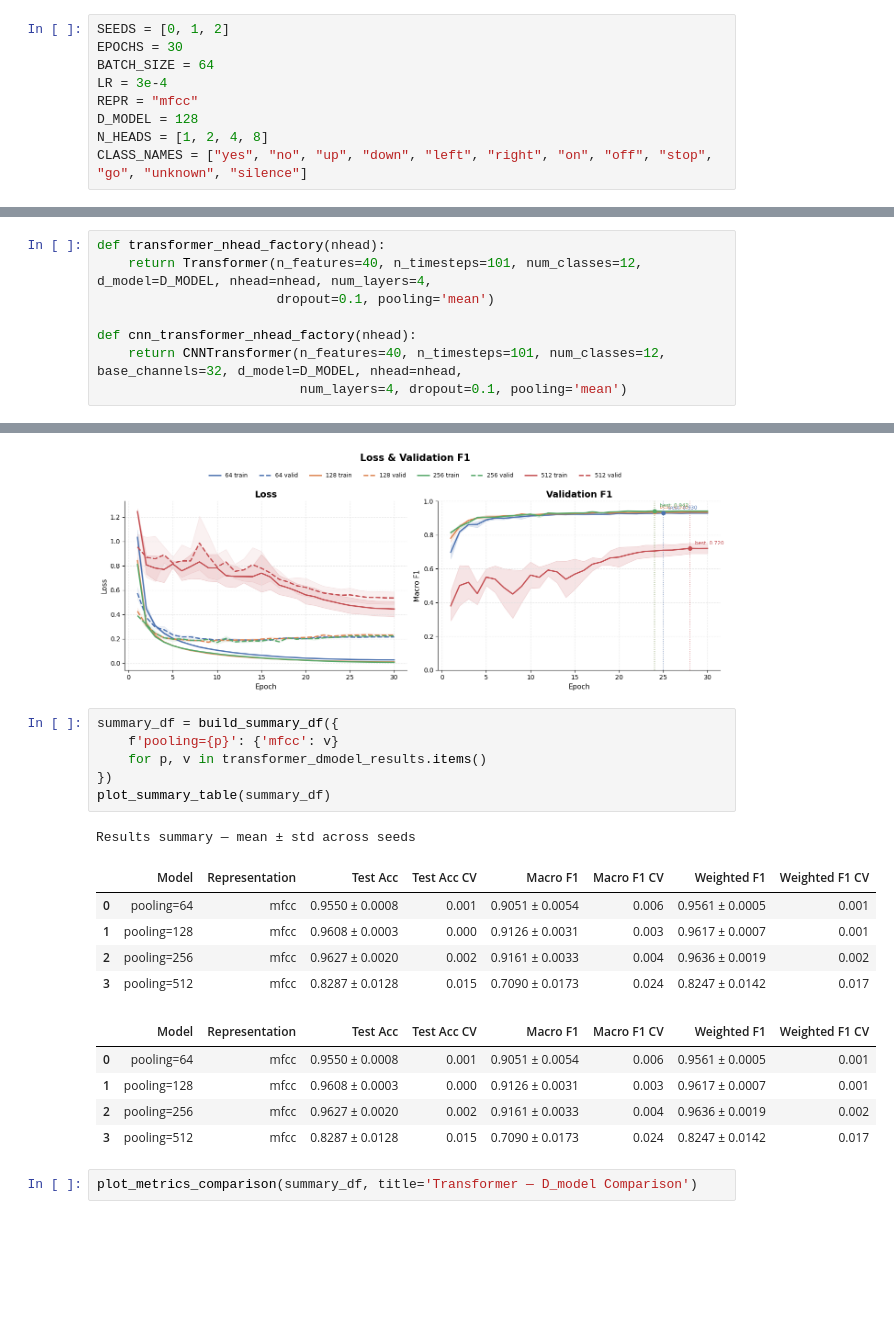
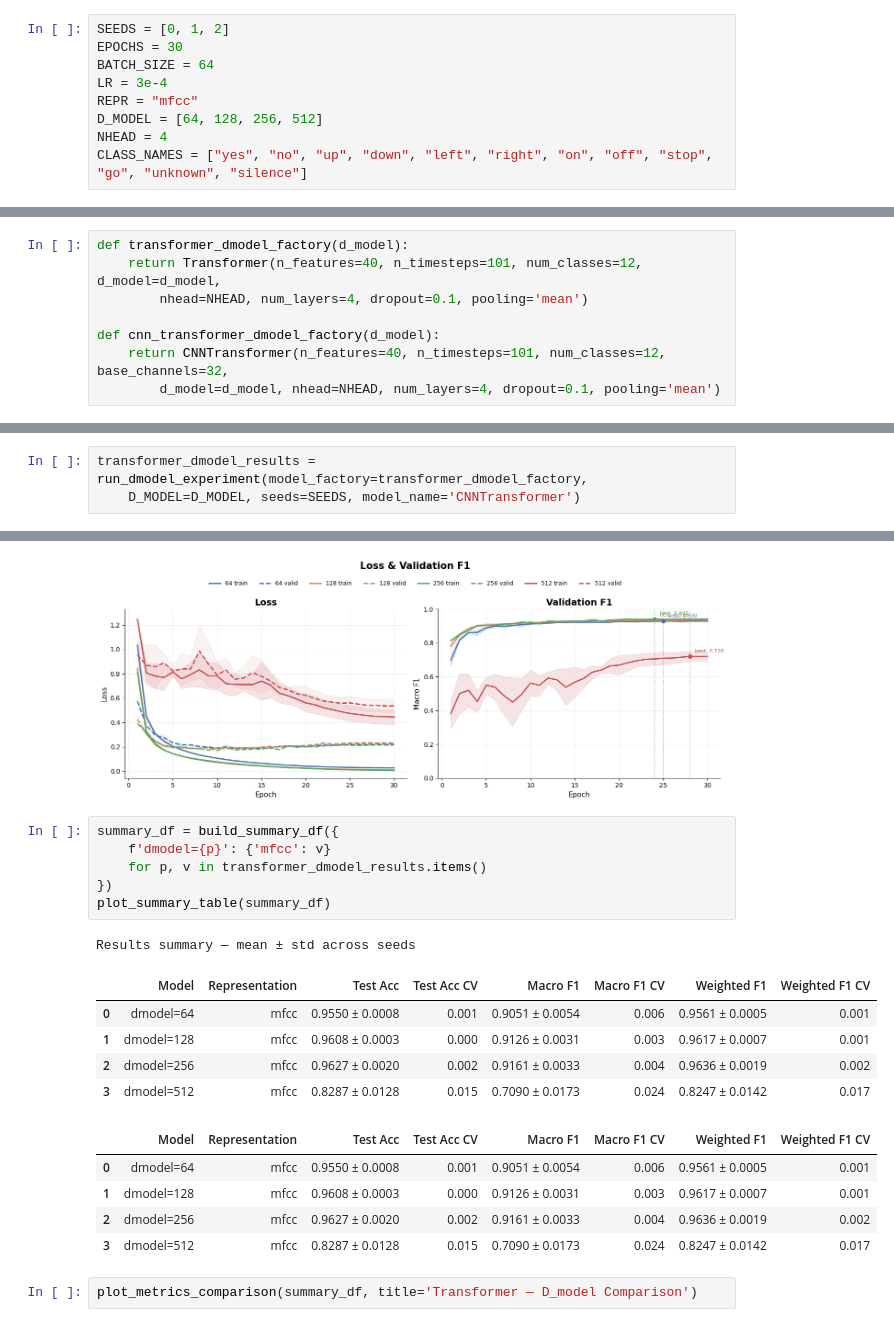
Before and after one commit to sienkozuzanna/transformers-speech-recognition, a Jupyter notebook: experiments/transformer_architecture/embeddings_dimensions.ipynb, the cells around one changed output, grey strips where cells are left out. Drawn from its saved outputs; the diff is of its cells as text; blank space fills up the shorter version.

```diff
--- a/experiments/transformer_architecture/embeddings_dimension.ipynb
+++ b/experiments/transformer_architecture/embeddings_dimensions.ipynb
@@ -50,8 +50,8 @@ EPOCHS = 30
 BATCH_SIZE = 64
 LR = 3e-4
 REPR = "mfcc"
-D_MODEL = 128
-N_HEADS = [1, 2, 4, 8]
+D_MODEL = [64, 128, 256, 512]
+NHEAD = 4
 CLASS_NAMES = ["yes", "no", "up", "down", "left", "right", "on", "off", "stop", "go", "unknown", "silence"]
 # %%
 train_ds, valid_ds, test_ds = get_datasets(data_format=REPR, train_path=TRAIN_DIR, valid_path=VALID_DIR, test_path=TEST_DIR)
@@ -118,10 +120,10 @@ def run_nhead_experiment(model_factory, n_heads, seeds, d_model=D_MODEL, epochs=
 
     return results
 # %%
-def transformer_nhead_factory(nhead):
-    return Transformer(n_features=40, n_timesteps=101, num_classes=12, d_model=D_MODEL, nhead=nhead, num_layers=4,
-                       dropout=0.1, pooling='mean')
+def transformer_dmodel_factory(d_model):
+    return Transformer(n_features=40, n_timesteps=101, num_classes=12, d_model=d_model,
+        nhead=NHEAD, num_layers=4, dropout=0.1, pooling='mean')
 
-def cnn_transformer_nhead_factory(nhead):
-    return CNNTransformer(n_features=40, n_timesteps=101, num_classes=12, base_channels=32, d_model=D_MODEL, nhead=nhead,
-                          num_layers=4, dropout=0.1, pooling='mean')
+def cnn_transformer_dmodel_factory(d_model):
+    return CNNTransformer(n_features=40, n_timesteps=101, num_classes=12, base_channels=32,
+        d_model=d_model, nhead=NHEAD, num_layers=4, dropout=0.1, pooling='mean')
@@ -877,0 +130,3 @@ def plot_loss_and_f1_curves(results_dict, group_name=''):
+# %%
+transformer_dmodel_results = run_dmodel_experiment(model_factory=transformer_dmodel_factory,
+    D_MODEL=D_MODEL, seeds=SEEDS, model_name='CNNTransformer')
@@ -883,22 +156,22 @@ plot_loss_and_f1_curves(transformer_dmodel_results, group_name='')
 [figure]
 # %%
 summary_df = build_summary_df({
-    f'pooling={p}': {'mfcc': v}
+    f'dmodel={p}': {'mfcc': v}
     for p, v in transformer_dmodel_results.items()
 })
 plot_summary_table(summary_df)
 # %% [output]
 Results summary — mean ± std across seeds
 |  | Model | Representation | Test Acc | Test Acc CV | Macro F1 | Macro F1 CV | Weighted F1 | Weighted F1 CV |
-| 0 | pooling=64 | mfcc | 0.9550 ± 0.0008 | 0.001 | 0.9051 ± 0.0054 | 0.006 | 0.9561 ± 0.0005 | 0.001 |
-| 1 | pooling=128 | mfcc | 0.9608 ± 0.0003 | 0.000 | 0.9126 ± 0.0031 | 0.003 | 0.9617 ± 0.0007 | 0.001 |
-| 2 | pooling=256 | mfcc | 0.9627 ± 0.0020 | 0.002 | 0.9161 ± 0.0033 | 0.004 | 0.9636 ± 0.0019 | 0.002 |
-| 3 | pooling=512 | mfcc | 0.8287 ± 0.0128 | 0.015 | 0.7090 ± 0.0173 | 0.024 | 0.8247 ± 0.0142 | 0.017 |
+| 0 | dmodel=64 | mfcc | 0.9550 ± 0.0008 | 0.001 | 0.9051 ± 0.0054 | 0.006 | 0.9561 ± 0.0005 | 0.001 |
+| 1 | dmodel=128 | mfcc | 0.9608 ± 0.0003 | 0.000 | 0.9126 ± 0.0031 | 0.003 | 0.9617 ± 0.0007 | 0.001 |
+| 2 | dmodel=256 | mfcc | 0.9627 ± 0.0020 | 0.002 | 0.9161 ± 0.0033 | 0.004 | 0.9636 ± 0.0019 | 0.002 |
+| 3 | dmodel=512 | mfcc | 0.8287 ± 0.0128 | 0.015 | 0.7090 ± 0.0173 | 0.024 | 0.8247 ± 0.0142 | 0.017 |
 |  | Model | Representation | Test Acc | Test Acc CV | Macro F1 | Macro F1 CV | Weighted F1 | Weighted F1 CV |
-| 0 | pooling=64 | mfcc | 0.9550 ± 0.0008 | 0.001 | 0.9051 ± 0.0054 | 0.006 | 0.9561 ± 0.0005 | 0.001 |
-| 1 | pooling=128 | mfcc | 0.9608 ± 0.0003 | 0.000 | 0.9126 ± 0.0031 | 0.003 | 0.9617 ± 0.0007 | 0.001 |
-| 2 | pooling=256 | mfcc | 0.9627 ± 0.0020 | 0.002 | 0.9161 ± 0.0033 | 0.004 | 0.9636 ± 0.0019 | 0.002 |
-| 3 | pooling=512 | mfcc | 0.8287 ± 0.0128 | 0.015 | 0.7090 ± 0.0173 | 0.024 | 0.8247 ± 0.0142 | 0.017 |
+| 0 | dmodel=64 | mfcc | 0.9550 ± 0.0008 | 0.001 | 0.9051 ± 0.0054 | 0.006 | 0.9561 ± 0.0005 | 0.001 |
+| 1 | dmodel=128 | mfcc | 0.9608 ± 0.0003 | 0.000 | 0.9126 ± 0.0031 | 0.003 | 0.9617 ± 0.0007 | 0.001 |
+| 2 | dmodel=256 | mfcc | 0.9627 ± 0.0020 | 0.002 | 0.9161 ± 0.0033 | 0.004 | 0.9636 ± 0.0019 | 0.002 |
+| 3 | dmodel=512 | mfcc | 0.8287 ± 0.0128 | 0.015 | 0.7090 ± 0.0173 | 0.024 | 0.8247 ± 0.0142 | 0.017 |
 # %%
 plot_metrics_comparison(summary_df, title='Transformer — D_model Comparison')
 # %% [output]
```
Also changed, not shown: parts of 15 cells of this notebook.
